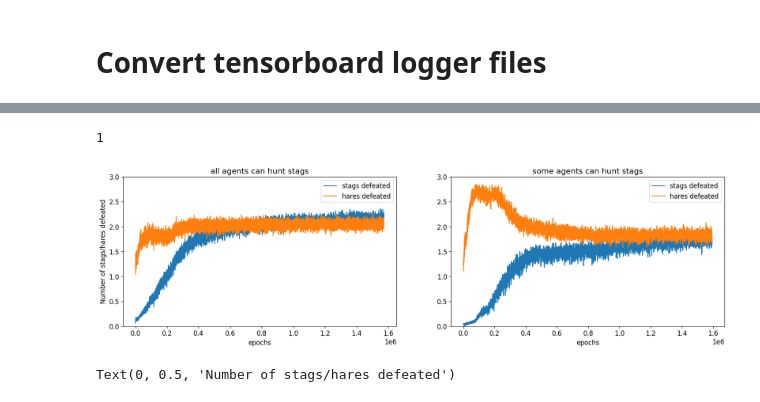
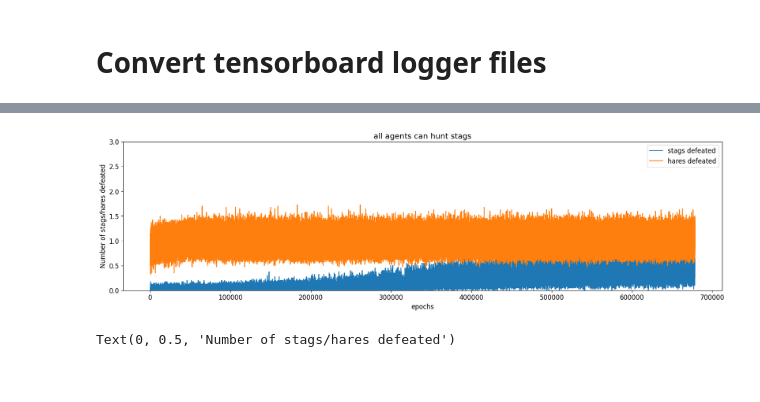
Before and after one commit to social-ai-uoft/sorrel, a Jupyter notebook: sorrel/examples/staghunt_physical/analysis/analysis.ipynb, the cells around one changed output, grey strips where cells are left out. Drawn from its saved outputs; the diff is of its cells as text; code cells hidden in the pictures.

Commit message:
staghunt_physical, resource dynamic

```diff
--- a/sorrel/examples/staghunt_physical/analysis/analysis.ipynb
+++ b/sorrel/examples/staghunt_physical/analysis/analysis.ipynb
@@ -649,6 +649,8 @@ plt.axhline(y=1, linestyle='--')
 ## load data
 # %%
 f = [
+    "test_dynamic_resource_density_rate_increase_multiplier_3_max_turns50_epsilon0_random_map_20251231-195313",
+    "test_dynamic_resource_density_max_turns50_epsilon0_random_map_20251231-005417",
     "test_full_identity_system_individual_recognition_v0_max_turns50_epsilon0_random_map_20251225-193541",
     "test_full_identity_system_2canhunt_v2_max_turns50_epsilon0_random_map_20251224-164843", # works
     "test_full_identity_system_2canhunt_v1_max_turns50_epsilon0_random_map_20251224-163713",
@@ -661,12 +663,12 @@ f = [
     'corrected_Dec09_all_cannot_hunt_test_full_agent_spawning_stag100_spawn_lag_10_test_multi_step_max_turns50_epsilon0_random_map_20251209-152619',
     'corrected_Dec09_all_can_hunt_test_full_agent_spawning_stag100_spawn_lag_10_test_multi_step_max_turns50_epsilon0_random_map_20251209-152501',
     'Dec09_not_can_hunt_test_full_agent_spawning_stag100_spawn_lag_10_test_multi_step_max_turns50_epsilon0_random_map_20251209-001615'
-][0]
+][1]
 
 res = []
 num_a = 4
 test_interval = 100
-test_num = 24000
+test_num = 30000
 agent_identity_coding = True
 partner_types = ['partner_AgentKindA', 'partner_AgentKindB', 'partner_no_partner']
 for agent_ind in range(0, num_a):
@@ -826,8 +848,10 @@ Processed ../runs_analysis/Nov28_all_can_hunt_test_full_agent_spawning_stag100_s
 ## Plot stag attacks vs hares attacks
 
 folders = [
+    "test_dynamic_resource_density_rate_increase_multiplier_3_max_turns50_epsilon0_random_map_20251231-195313"
+    # "test_dynamic_resource_density_max_turns50_epsilon0_random_map_20251231-005417",
     # "test_vis4_area_attack_3a_Nov04_with_epsilon1_stag24_20251106-015949",
-    "Nov19_not_all_can_hunt_test_partial_agent_spawning_max_turns5_epsilon0_probe_test_map_20251120-210457"
+    # "Nov19_not_all_can_hunt_test_partial_agent_spawning_max_turns5_epsilon0_probe_test_map_20251120-210457"
 ]
 
 condition_names = [
@@ -835,15 +859,15 @@ condition_names = [
     'epsilon=0, experimental'
 ]
 
-wsize = 100
+wsize = 10
 df_lst_attacks_to_hares = []
 df_lst_attacks_to_stags = []
 for folder, condition_name in zip(folders, condition_names):
-    df_attacks_to_hares = pd.read_csv(f'res/runs/{folder}/Mean_mean_attacks_to_hares_data.csv')
+    df_attacks_to_hares = pd.read_csv(f'res/runs_analysis/{folder}/Mean_mean_attacks_to_hares_data.csv')
     val_attacks_to_hares = df_attacks_to_hares['Value'].rolling(wsize).mean().values
     df_lst_attacks_to_hares.append(val_attacks_to_hares)
 
-    df_attacks_to_stags = pd.read_csv(f'res/runs/{folder}/Mean_mean_attacks_to_stags_data.csv')
+    df_attacks_to_stags = pd.read_csv(f'res/runs_analysis/{folder}/Mean_mean_attacks_to_stags_data.csv')
     val_attacks_to_stags = df_attacks_to_stags['Value'].rolling(wsize).mean().values
     df_lst_attacks_to_stags.append(val_attacks_to_stags)
 
@@ -857,7 +882,3 @@ FileNotFoundError: [Errno 2] No such file or directory: 'res/runs/Nov19_not_all_
-# %%
-len(df_lst_stags_defeated)
-# %% [output]
-1
 # %%
 ## Plot stag defeated vs hares defeated
 
@@ -865,45 +886,58 @@ folders = [
     # "test_vis4_area_attack_3a_Nov04_with_epsilon1_stag24_20251106-015949",
     # "runs_analysis/Nov28_not_all_can_hunt_test_full_agent_spawning_stag100_spawn_lag_10_B_cannot_share_max_turns50_epsilon0_random_map_20251202-164751"
     # "runs_analysis/Nov28_not_all_can_hunt_test_partial_agent_spawning_stag100_spawn_lag_10_max_turns50_epsilon0_random_map_20251128-130136"
     # "runs_analysis/Nov28_not_all_can_hunt_test_full_agent_spawning_stag100_spawn_lag_10_max_turns50_epsilon0_random_map_20251129-141354"
-    "runs_analysis/Nov28_all_can_hunt_test_full_agent_spawning_stag100_spawn_lag_10_max_turns50_epsilon0_random_map_20251129-141444",
-    "runs_analysis/Nov28_not_all_can_hunt_test_full_agent_spawning_stag100_spawn_lag_10_max_turns50_epsilon0_random_map_20251129-141354"
+    # "runs_analysis/Nov28_all_can_hunt_test_full_agent_spawning_stag100_spawn_lag_10_max_turns50_epsilon0_random_map_20251129-141444",
+    # "runs_analysis/Nov28_not_all_can_hunt_test_full_agent_spawning_stag100_spawn_lag_10_max_turns50_epsilon0_random_map_20251129-141354"
+    # "runs_analysis/test_dynamic_resource_density_max_turns50_epsilon0_random_map_20251231-005417",
+    # "runs_analysis/test_dynamic_resource_density_max_turns50_epsilon0_random_map_20251231-005417",
+    "runs_analysis/test_dynamic_resource_density_rate_increase_multiplier_3_max_turns50_epsilon0_random_map_20251231-195313"
 ]
 
 condition_names = [
     # 'epsilon=1, experimental',
     'all agents can hunt stags',
     'some agents can hunt stags'
 ]
 
-wsize = 400
+wsize = 10
 df_lst_stags_defeated = []
 df_lst_hares_defeated = []
 fig, axes = plt.subplots(1, len(folders), figsize=(20, 5))
 for folder, condition_name in zip(folders, condition_names):
     df_stags_defeated = pd.read_csv(f'res/{folder}/Mean_mean_stags_defeated_data.csv')
     val_stags_defeated = df_stags_defeated['Value'].rolling(wsize).mean().values
     df_lst_stags_defeated.append(val_stags_defeated)
 
     df_hares_defeated = pd.read_csv(f'res/{folder}/Mean_mean_hares_defeated_data.csv')
     val_hares_defeated = df_hares_defeated['Value'].rolling(wsize).mean().values
     df_lst_hares_defeated.append(val_hares_defeated)
 
 for i in range(len(df_lst_stags_defeated)):
-    axes[i].plot(df_lst_stags_defeated[i], label='stags defeated')
-    axes[i].plot(df_lst_hares_defeated[i], label='hares defeated')
-    axes[i].set_title(condition_names[i])
-    axes[i].set_ylim(0, 3)
-    if i == 0:
-        axes[i].set_ylabel('Number of stags/hares defeated')
-    axes[i].set_xlabel('epochs')
-    axes[i].legend()
+    if len(df_lst_stags_defeated) > 1:
+        axes[i].plot(df_lst_stags_defeated[i], label='stags defeated')
+        axes[i].plot(df_lst_hares_defeated[i], label='hares defeated')
+        axes[i].set_title(condition_names[i])
+        axes[i].set_ylim(0, 3)
+        if i == 0:
+            axes[i].set_ylabel('Number of stags/hares defeated')
+        axes[i].set_xlabel('epochs')
+        axes[i].legend()
+    else:
+        plt.plot(df_lst_stags_defeated[i], label='stags defeated')
+        plt.plot(df_lst_hares_defeated[i], label='hares defeated')
+        plt.title(condition_names[i])
+        plt.ylim(0, 3)
+        if i == 0:
+            plt.ylabel('Number of stags/hares defeated')
+        plt.xlabel('epochs')
+        plt.legend()
 # plt.legend()
 # plt.ylim(0, 3
 # plt.ylabel('Number of stags/hares defeated')
 # plt.xlabel('epochs')
 # %% [output]
-[figure, old version]
+[figure, new version]
 # %%
 ## Plot stag defeated vs hares defeated
 
```
Also changed, not shown: parts of 5 cells of this notebook, 13 other files.
